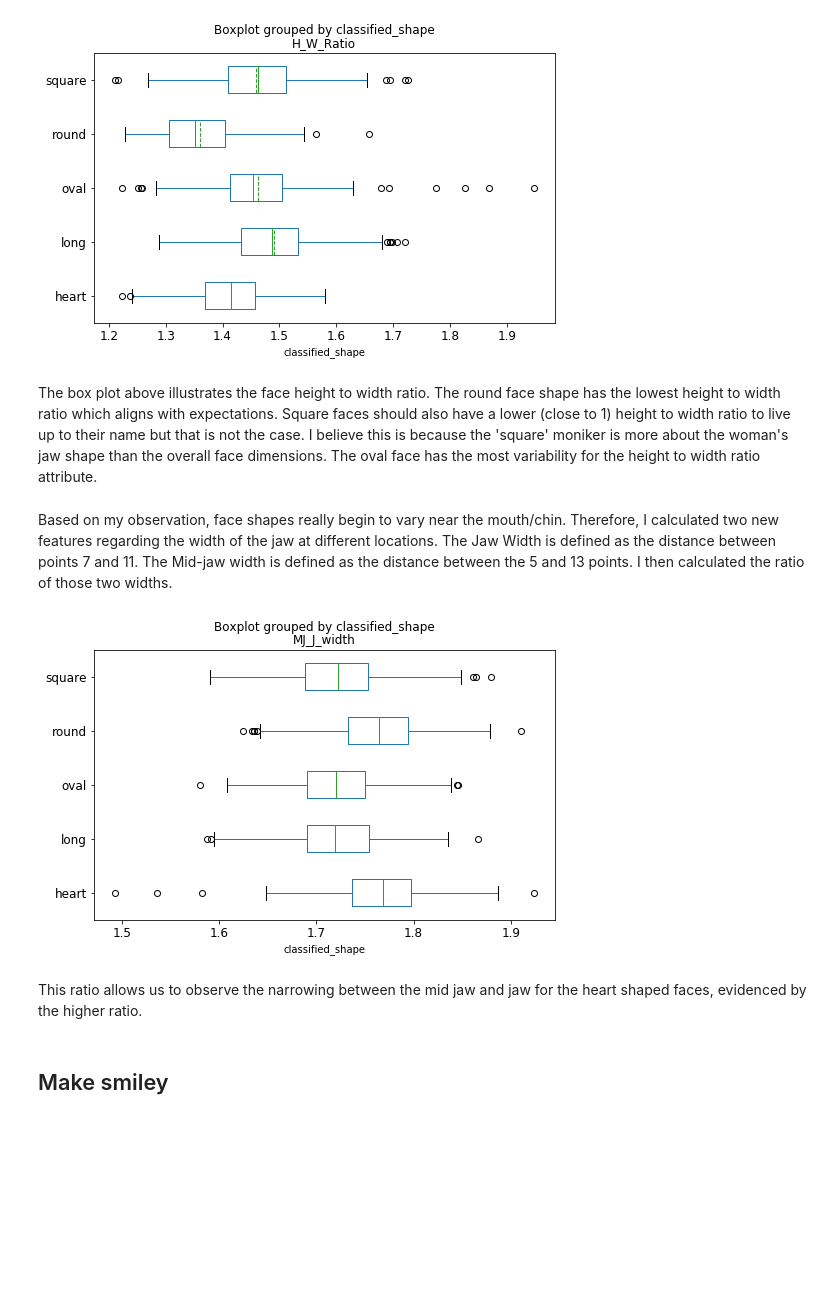
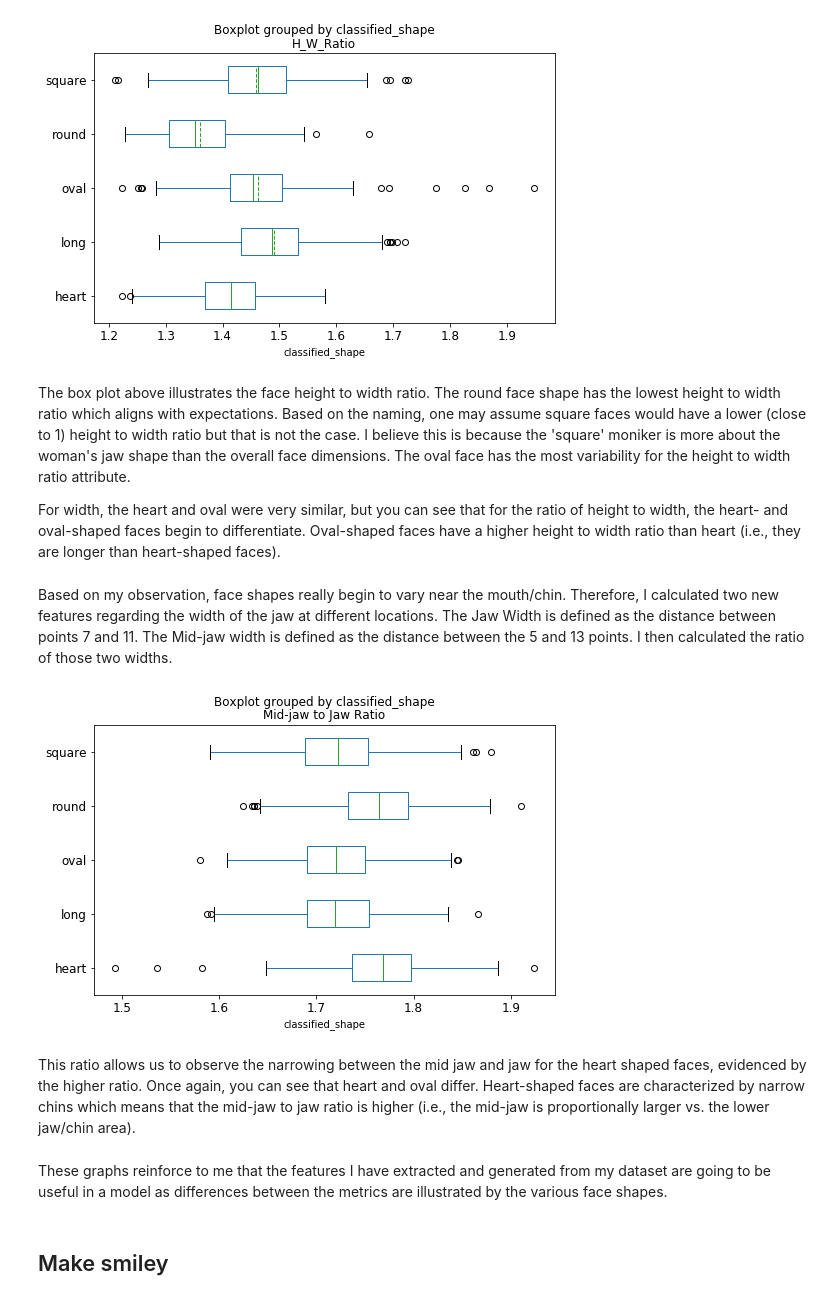
Before and after one commit to marnieboyer/ThinkFul-Capstone-3-Final, a Jupyter notebook: main v2.ipynb, the cells around one changed output. Saved outputs shown, nothing was run; the diff lists cells and outputs as text; code cells hidden in the pictures; blank space fills up the shorter version.

```diff
--- a/main v2.ipynb
+++ b/main v2.ipynb
@@ -405,19 +404,24 @@ plt.show()
 # %% [output]
 [figure]
 # %% [markdown]
-The box plot above illustrates the face height to width ratio.  The round face shape has the lowest height to width ratio which aligns with expectations.  Square faces should also have a lower (close to 1) height to width ratio to live up to their name but that is not the case. I believe this is because the 'square' moniker is more about the woman's jaw shape than the overall face dimensions.  The oval face has the most variability for the height to width ratio attribute.
+The box plot above illustrates the face height to width ratio.  The round face shape has the lowest height to width ratio which aligns with expectations.    Based on the naming, one may assume square faces would have a lower (close to 1) height to width ratio but that is not the case. I believe this is because the 'square' moniker is more about the woman's jaw shape than the overall face dimensions.  The oval face has the most variability for the height to width ratio attribute.
+
+For width, the heart and oval were very similar, but you can see that for the ratio of height to width, the heart- and oval-shaped faces begin to differentiate.  Oval-shaped faces have a higher height to width ratio than heart (i.e., they are longer than heart-shaped faces).
 # %% [markdown]
 Based on my observation, face shapes really begin to vary near the mouth/chin.  Therefore, I calculated two new features regarding the width of the jaw at different locations.
 The Jaw Width is defined as the distance between points 7 and 11. The Mid-jaw width is defined as the distance between the 5 and 13 points. I then calculated the ratio of those two widths.
 # %%
 data.boxplot(column='MJ_J_width', by='classified_shape',vert=False, ax=None, fontsize=12, rot=0, grid=False, figsize=(8,5),
                   layout=None, return_type=None)
+plt.title('Mid-jaw to Jaw Ratio')
 plt.show()
-#note this is the Mid-jaw to Jaw width ratio...
+#note this is the Mid-jaw to Jaw width ratio...(typo)
 # %% [output]
-[figure, old version]
+[figure, new version]
 # %% [markdown]
-This ratio allows us to observe the narrowing between the mid jaw and jaw for the heart shaped faces, evidenced by the higher ratio.
+This ratio allows us to observe the narrowing between the mid jaw and jaw for the heart shaped faces, evidenced by the higher ratio.  Once again, you can see that heart and oval differ.  Heart-shaped faces are characterized by narrow chins which means that the mid-jaw to jaw ratio is higher (i.e., the mid-jaw is proportionally larger vs. the lower jaw/chin area).
+# %% [markdown]
+These graphs reinforce to me that the features I have extracted and generated from my dataset are going to be useful in a model as differences between the metrics are illustrated by the various face shapes.
 # %% [markdown]
 ## Make smiley
 # %%
```
Also changed, not shown: parts of 40 cells of this notebook, 2 other files.
